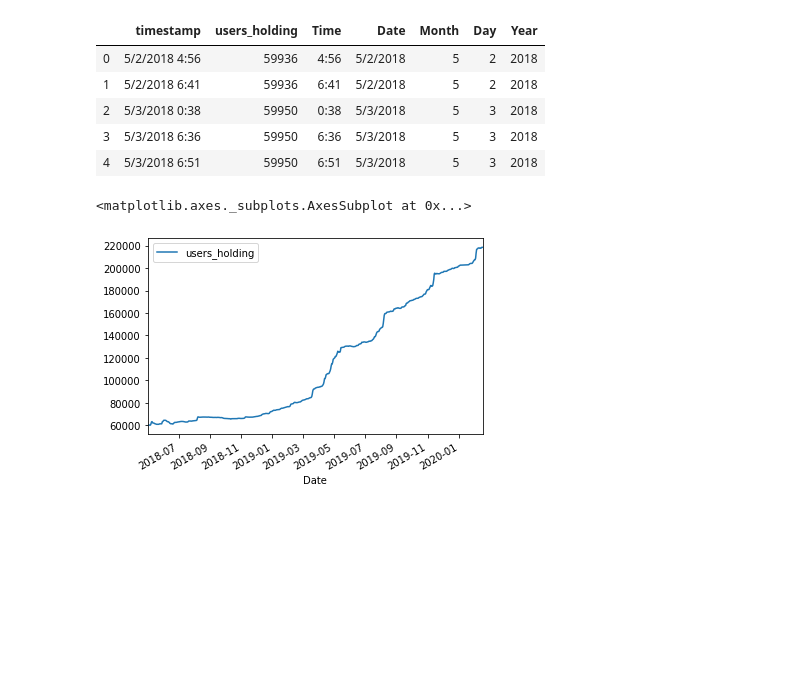
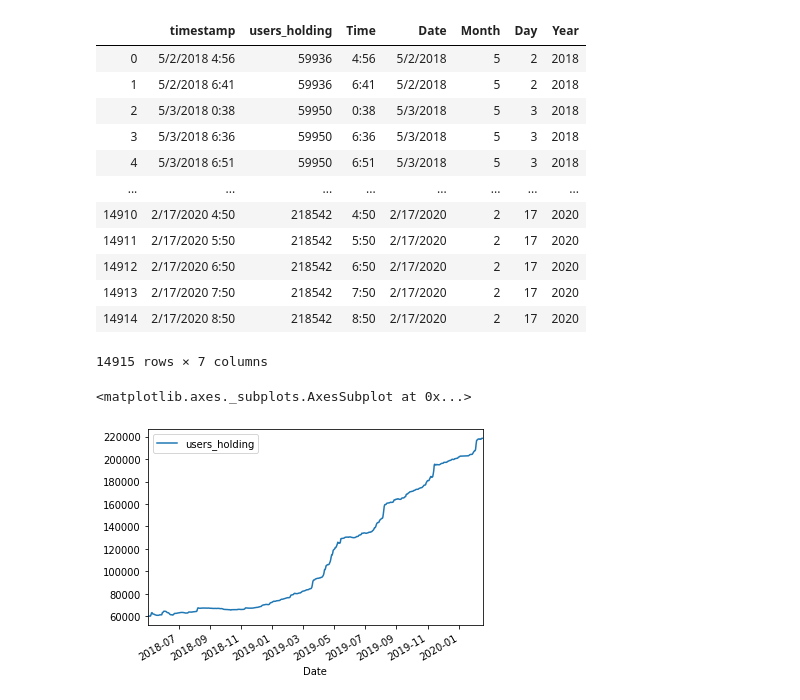
Before and after one commit to akibo1997/Disney-Stock-Data, a Jupyter notebook: Disney-vs-Robinhood/Disney-vs-Robinhood.ipynb, the cells around one changed output. Cells and saved outputs as stored; diff of their text form; code cells hidden in the pictures; blank space fills up the shorter version.

```diff
--- a/Disney-vs-Robinhood/Disney-vs-Robinhood.ipynb
+++ b/Disney-vs-Robinhood/Disney-vs-Robinhood.ipynb
@@ -1,30 +1,37 @@
 # %%
 import pandas as pd
 import matplotlib as plt
 import seaborn as sns
 import datetime
 
 # Import the file
 Disney_df = pd.read_csv(r"C:\Users\akibo\Desktop\Columbia Bootcamp\Disney-Stock-Data\Resources\DisneyHistoricalStockPriceData.csv")
 
 Robinhood_df = pd.read_csv(r"C:\Users\akibo\Desktop\Columbia Bootcamp\Disney-Stock-Data\Resources\Disney Robinhood Data.csv")
 
 Robinhood_df["timestamp"].astype(str)
 
 Robinhood_df['Time']=""
 
 Robinhood_df[['Date','Time']] = Robinhood_df.timestamp.str.split(" ",expand=True)
 
 Robinhood_df[['Month','Day','Year']]=Robinhood_df.Date.str.split("/",expand=True)
 
-Robinhood_df.head()
+Robinhood_df
 # %% [output]
 |  | timestamp | users_holding | Time | Date | Month | Day | Year |
 | 0 | 5/2/2018 4:56 | 59936 | 4:56 | 5/2/2018 | 5 | 2 | 2018 |
 | 1 | 5/2/2018 6:41 | 59936 | 6:41 | 5/2/2018 | 5 | 2 | 2018 |
 | 2 | 5/3/2018 0:38 | 59950 | 0:38 | 5/3/2018 | 5 | 3 | 2018 |
 | 3 | 5/3/2018 6:36 | 59950 | 6:36 | 5/3/2018 | 5 | 3 | 2018 |
 | 4 | 5/3/2018 6:51 | 59950 | 6:51 | 5/3/2018 | 5 | 3 | 2018 |
+| ... | ... | ... | ... | ... | ... | ... | ... |
+| 14910 | 2/17/2020 4:50 | 218542 | 4:50 | 2/17/2020 | 2 | 17 | 2020 |
+| 14911 | 2/17/2020 5:50 | 218542 | 5:50 | 2/17/2020 | 2 | 17 | 2020 |
+| 14912 | 2/17/2020 6:50 | 218542 | 6:50 | 2/17/2020 | 2 | 17 | 2020 |
+| 14913 | 2/17/2020 7:50 | 218542 | 7:50 | 2/17/2020 | 2 | 17 | 2020 |
+| 14914 | 2/17/2020 8:50 | 218542 | 8:50 | 2/17/2020 | 2 | 17 | 2020 |
+14915 rows × 7 columns
 # %%
 # Change the date column to datetime in order to have harmony with the disney stock price data
 Robinhood_df['Date']=pd.to_datetime(Robinhood_df['Date'])
```
Also changed, not shown: parts of 5 cells of this notebook.
